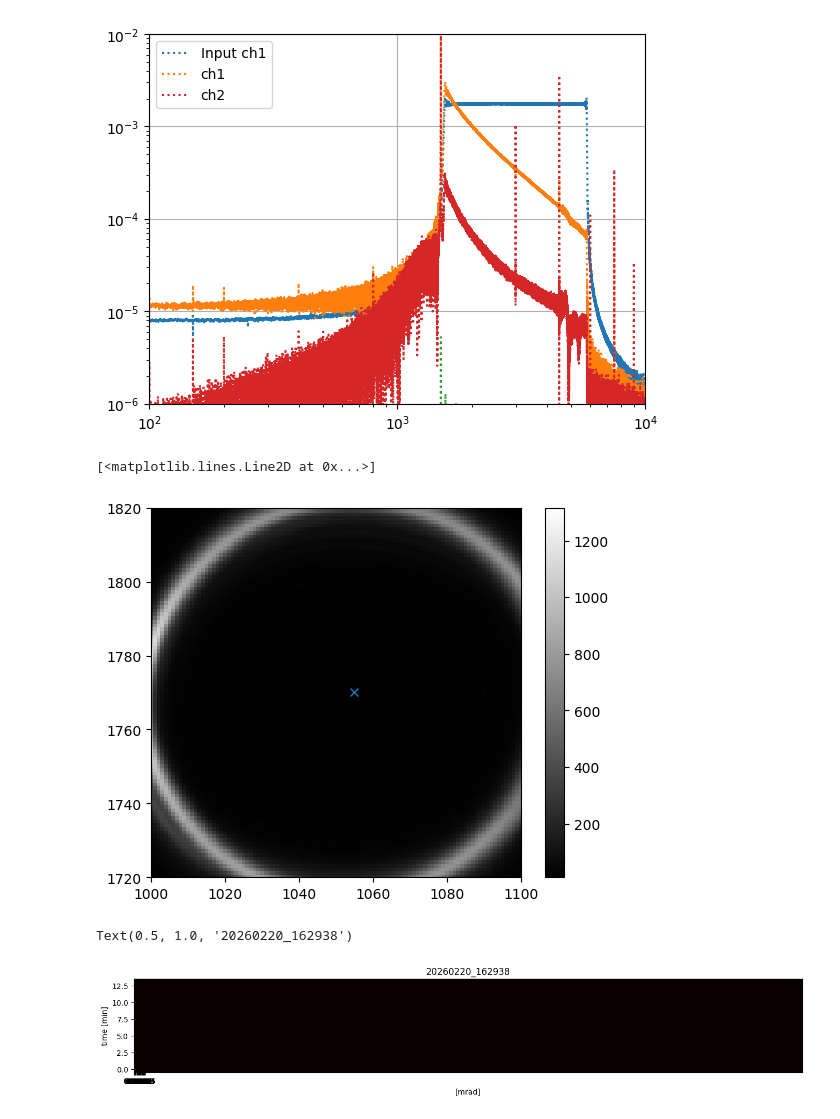
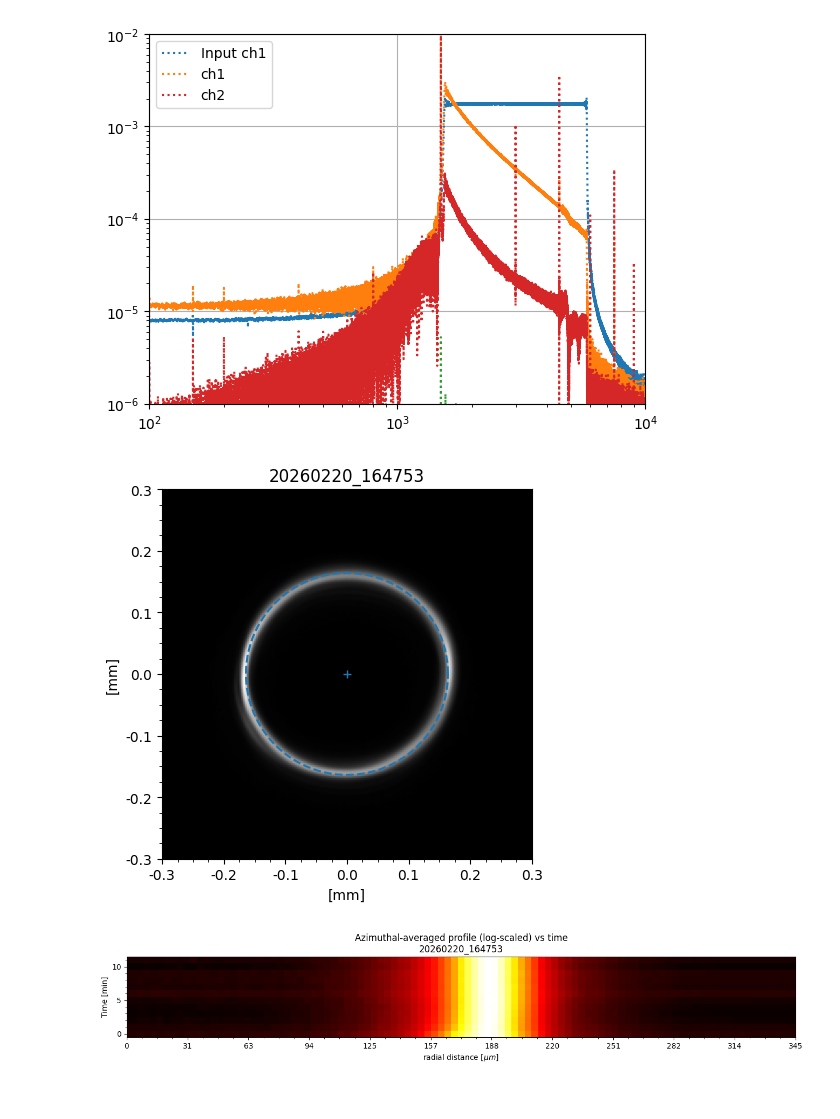
Before and after one commit to runabriguglio/SPLATT, a Jupyter notebook: splattsw/JupyterNotebooks/scratchPiezo.ipynb, the cells around one changed output. Drawn from its saved outputs; the diff is of its cells as text; code cells hidden in the pictures.

```diff
--- a/splattsw/JupyterNotebooks/scratchPiezo.ipynb
+++ b/splattsw/JupyterNotebooks/scratchPiezo.ipynb
@@ -61,7 +58,7 @@ def get_photocenter(image):
     return qx,qy
 
 
-def best_circle_fit(image,show_fit:bool=True):
+def best_circle_fit(image,show_fit:bool=False):
     """Estimate the center coordinates and radius of a circular bright
     feature in *image*.
 
@@ -111,7 +108,9 @@ def best_circle_fit(image,show_fit:bool=True):
         circle_x = cx + radius * np.cos(theta)
         circle_y = cy + radius * np.sin(theta)
         plt.plot(circle_x, circle_y, '--', c='C0')
-        plt.plot(cy, cx, '+', c='C0')
+        plt.plot(cx, cy, '+', c='C0')
+        plt.xlim([cx-2.4*radius,cx+2.4*radius])
+        plt.ylim([cy-2.4*radius,cy+2.4*radius])
 
     return cx, cy, radius
 # %%
@@ -220,9 +215,14 @@ def best_ellipse_fit(image, show_fit:bool=True):
 webdaqpath = '/mnt/jumbo/SPLATT/WebDaqData'
 freq = 51200
 
+def read_fits(filename):
+    hdu = fits.open(filename)
+    data = hdu[0].data
+    return data
+
 def read_wbdq_data(tn,show:bool=False):
     filename = os.path.join(webdaqpath,tn)+'.fits'
-    data = osu.load_fits(filename)
+    data = read_fits(filename) #osu.load_fits(filename)
     # raw_data = osu.load_fits(filename)
     # raw_data = raw_data.flatten()
     # data = np.zeros((4, len(raw_data)//4))
@@ -278,4 +278,9 @@ plt.ylim([1e-6,1e-2])
 (1e-06, 0.01)
 [figure]
 [figure]
+# %%
+path = '/mnt/libero/S331sl'
+
+pix2mm = 3.45/1000
+pix2mrad = pix2mm/200*1000
 # %%
@@ -327,30 +404,14 @@ def get_radial_profiles(tn_list,cx,cy,show:bool=False):
 # %%
 tn_list = ['20260220_164753','20260220_164854','20260220_164955','20260220_165055','20260220_165156',
            '20260220_165257','20260220_165358','20260220_165459','20260220_165600','20260220_165701',
            '20260220_170143','20260220_170217']
 
-pix2mrad = 3.45/200
+img, cx, cy, r, rad_profile = analyse_tns(tn_list)
 
-img = plot_tn_list(tn_list,xlim=[1000,1100],ylim=[1720,1820])
-# qx,qy = get_photocenter(img[1600:1900,900:1200])
-cy = 1055
-cx = 1770
-plt.plot(cy,cx,'x')
+# ex,ey,a,b,th = best_ellipse_fit(img)
 # %% [output]
-[<matplotlib.lines.Line2D at 0x...>]
-[figure, old version]
+[figure, new version]
+[figure, added]
-# %%
-rad_profile, pix_dist = get_radial_profiles(tn_list,cx,cy)
-norm_rad_profile = rad_profile/np.max(rad_profile[:,:100],axis=1)[:,None]
-plt.figure(figsize=(16,6))
-plt.imshow(norm_rad_profile, cmap='hot')
-plt.xlim([0, 100])
-plt.xlabel('[pix]')
-plt.ylabel('time [min]')
-plt.title(tn_list[0])
-# %% [output]
-Text(0.5, 1.0, '20260220_162938')
-[figure, removed]
 # %%
 tn_list = ['20260220_162938','20260220_163048','20260220_163159','20260220_163310',
            '20260220_163421','20260220_163532','20260220_163643','20260220_163754',
```
Also changed, not shown: parts of 9 cells of this notebook.
